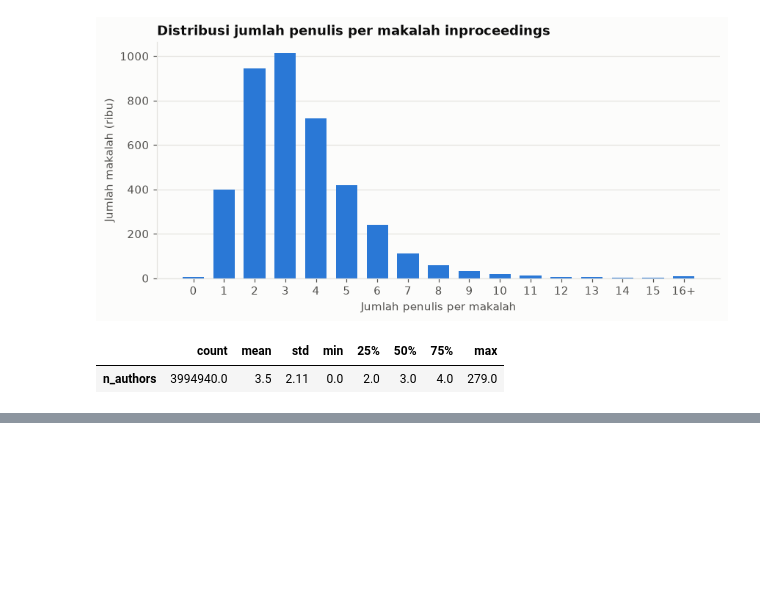
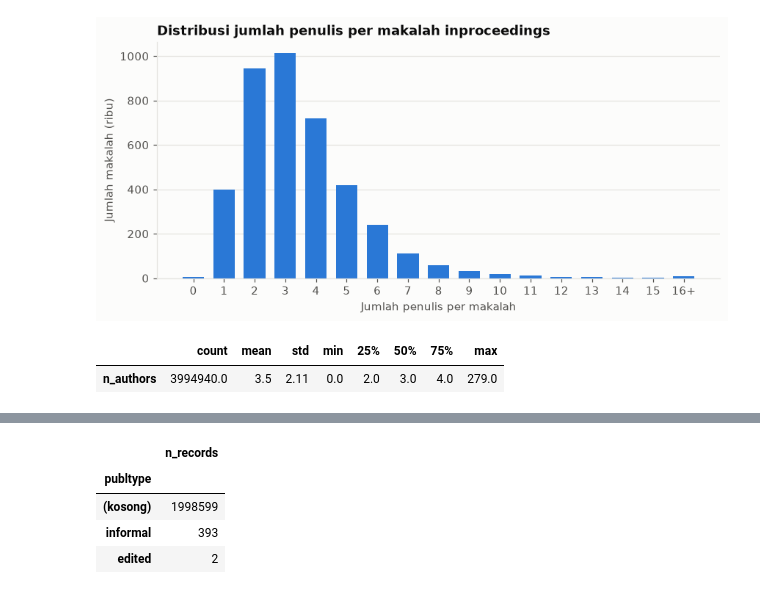
Before and after one commit to RNXFreeze/IF4041-Datmin-Tubes-Kel1, a Jupyter notebook: notebooks/01_data_extraction_preprocessing.ipynb, the cells around one changed output, grey strips where cells are left out. Cells and saved outputs as stored; diff of their text form; code cells hidden in the pictures; blank space fills up the shorter version.

```diff
--- a/notebooks/01_data_extraction_preprocessing.ipynb
+++ b/notebooks/01_data_extraction_preprocessing.ipynb
@@ -231,0 +262,8 @@ inproc["n_authors"].describe().round(2).to_frame("n_authors").T
+# %%
+papers["publtype"].to_pandas().fillna("(kosong)").value_counts().to_frame("n_records")
+# %% [output]
+|  | n_records |
+| publtype |  |
+| (kosong) | 1998599 |
+| informal | 393 |
+| edited | 2 |
```
Also changed, not shown: parts of 4 cells of this notebook, 1 other file.
